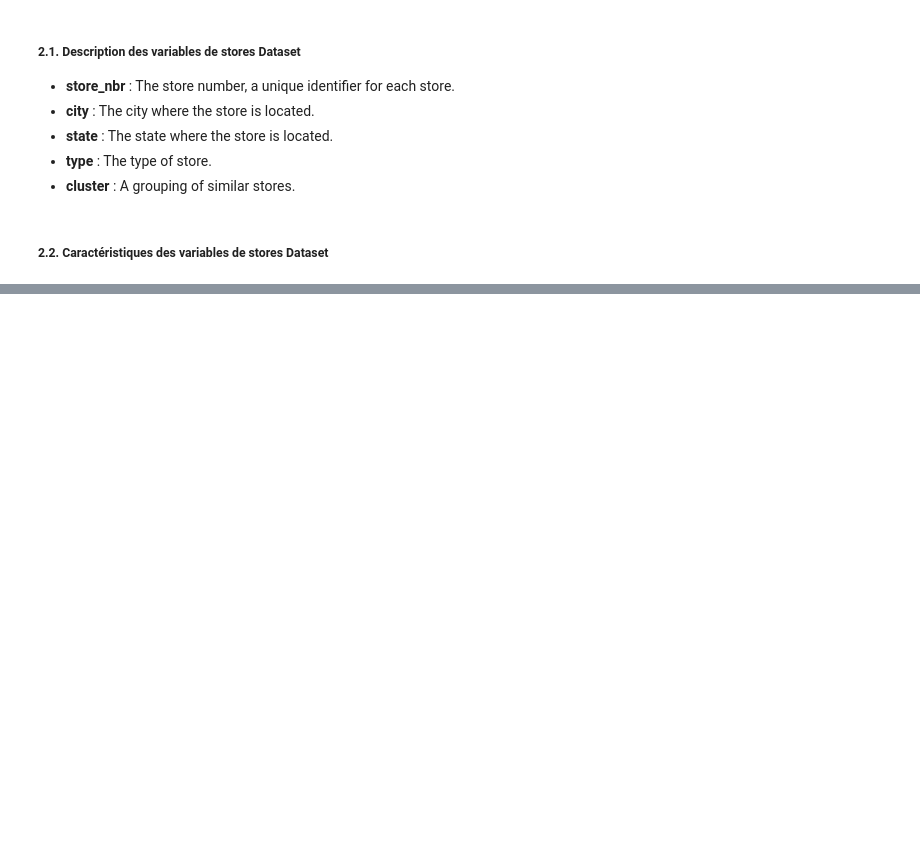
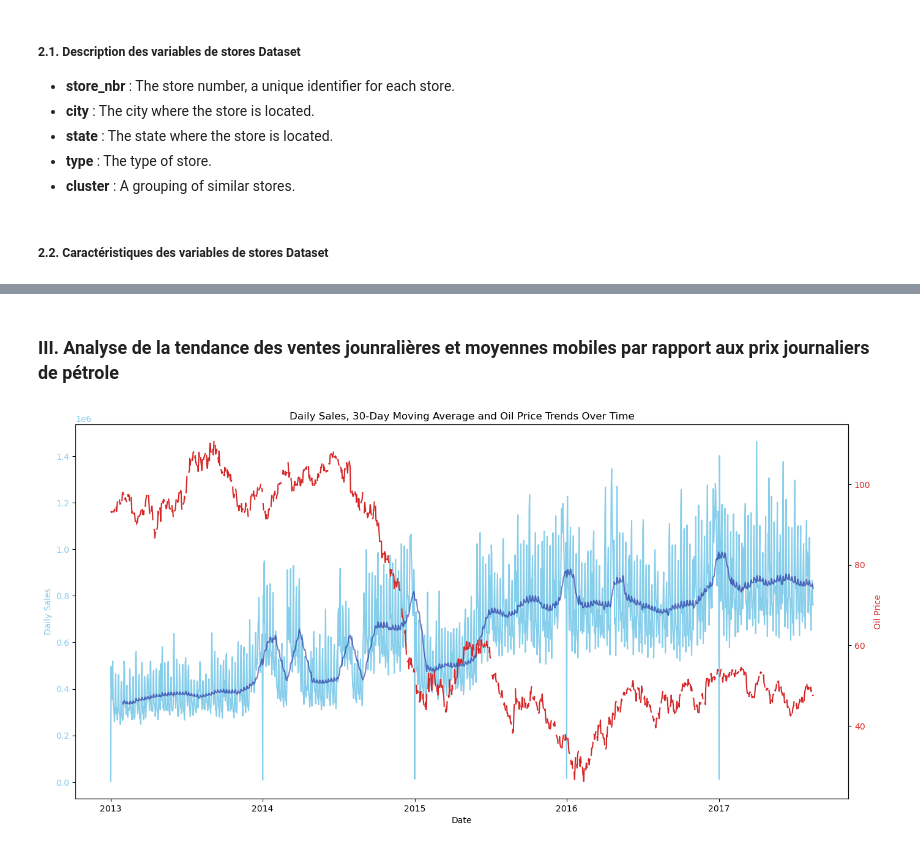
Before and after one commit to ikarioh/competiton_kaggle, a Jupyter notebook: 01_Exploration_&_Datavisualisation.ipynb, the cells around one changed output, grey strips where cells are left out. Cells and saved outputs as stored; diff of their text form; code cells hidden in the pictures; blank space fills up the shorter version.

```diff
--- a/01_Exploration_&_Datavisualisation.ipynb
+++ b/01_Exploration_&_Datavisualisation.ipynb
@@ -264,0 +251,35 @@ transferred - Indicates whether the holiday was transferred to another date (Tru
+# %% [markdown]
+### III.  Analyse de la tendance des ventes jounralières et moyennes mobiles par rapport aux prix journaliers de pétrole
+# %%
+# Moyenne des ventes journalière
+daily_sales = train.groupby('date')['sales'].sum().reset_index()
+
+# la moyenne mobile sur 30-jours des ventes jounrnalières moyennes
+daily_sales['30_day_ma'] = daily_sales['sales'].rolling(window=30).mean()
+
+# la moyenne mobile sur 30-jours des ventes jounrnalières moyennes
+daily_sales = pd.merge(daily_sales, oil, on=['date'], how='left')
+daily_oil_prices = daily_sales.groupby('date')['dcoilwtico'].mean().reset_index()
+
+# Plotting
+fig, ax1 = plt.subplots(figsize=(14, 7))
+
+color = 'skyblue'
+ax1.set_xlabel('Date')
+ax1.set_ylabel('Daily Sales', color=color)
+ax1.plot(daily_sales['date'], daily_sales['sales'], color=color)
+ax1.tick_params(axis='y', labelcolor=color)
+ax1.plot(daily_sales['date'], daily_sales['30_day_ma'], color='darkblue', alpha=0.5)
+ax1.tick_params(axis='y', labelcolor=color)
+
+ax2 = ax1.twinx()
+color = 'tab:red'
+ax2.set_ylabel('Oil Price', color=color)
+ax2.plot(daily_oil_prices['date'], daily_oil_prices['dcoilwtico'], color=color)
+ax2.tick_params(axis='y', labelcolor=color)
+
+fig.tight_layout()
+plt.title('Daily Sales, 30-Day Moving Average and Oil Price Trends Over Time')
+plt.show()
+# %% [output]
+[figure, added]
```
Also changed, not shown: parts of 30 cells of this notebook.
